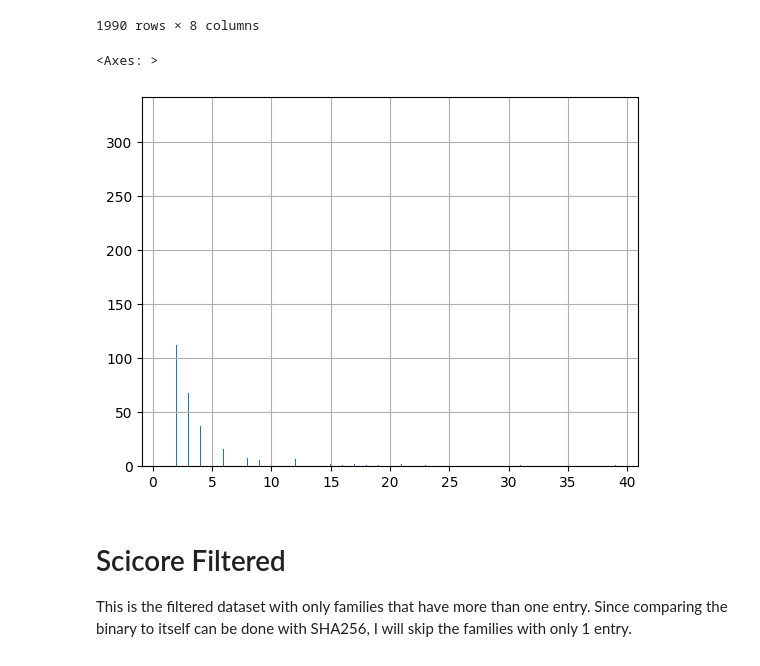
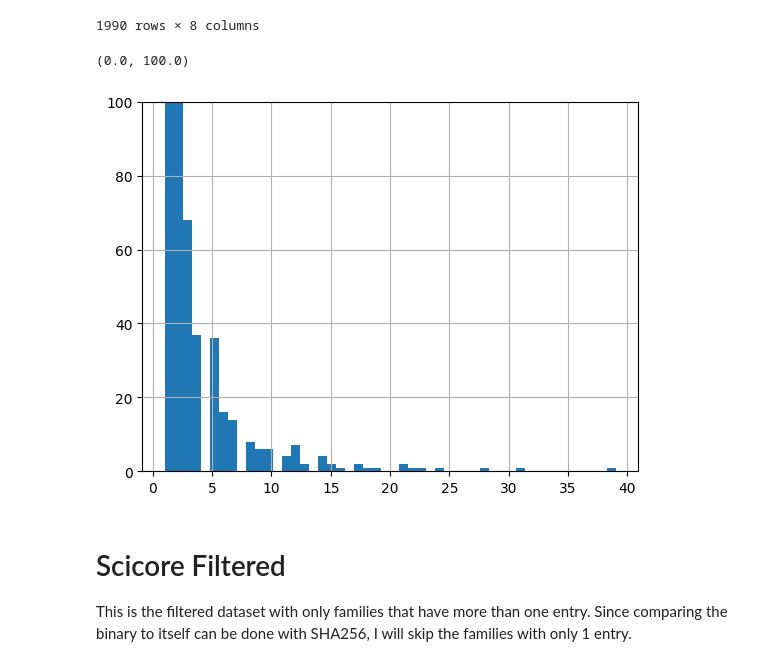
Before and after one commit to edizeqiri/obstkorb, a Jupyter notebook: Testing_Framework/ROC.ipynb, the cells around one changed output. Drawn from its saved outputs; the diff is of its cells as text; code cells hidden in the pictures.

```diff
--- a/Testing_Framework/ROC.ipynb
+++ b/Testing_Framework/ROC.ipynb
@@ -34,13 +34,14 @@ df
 # %%
 family_counts = df['family'].value_counts()
 
 # Filter the families with more than one entry
 scicore_filtered = df[df['family'].map(family_counts) > 1]
 
-family_counts.hist(bins=len(family_counts))
+family_counts.hist(bins=50)
+plt.ylim(0, 100)
 # %% [output]
-<Axes: >
+(0.0, 100.0)
-[figure, old version]
+[figure, new version]
 # %% [markdown]
 # Scicore Filtered
 
```
Also changed, not shown: parts of 3 cells of this notebook, 3 other files.
